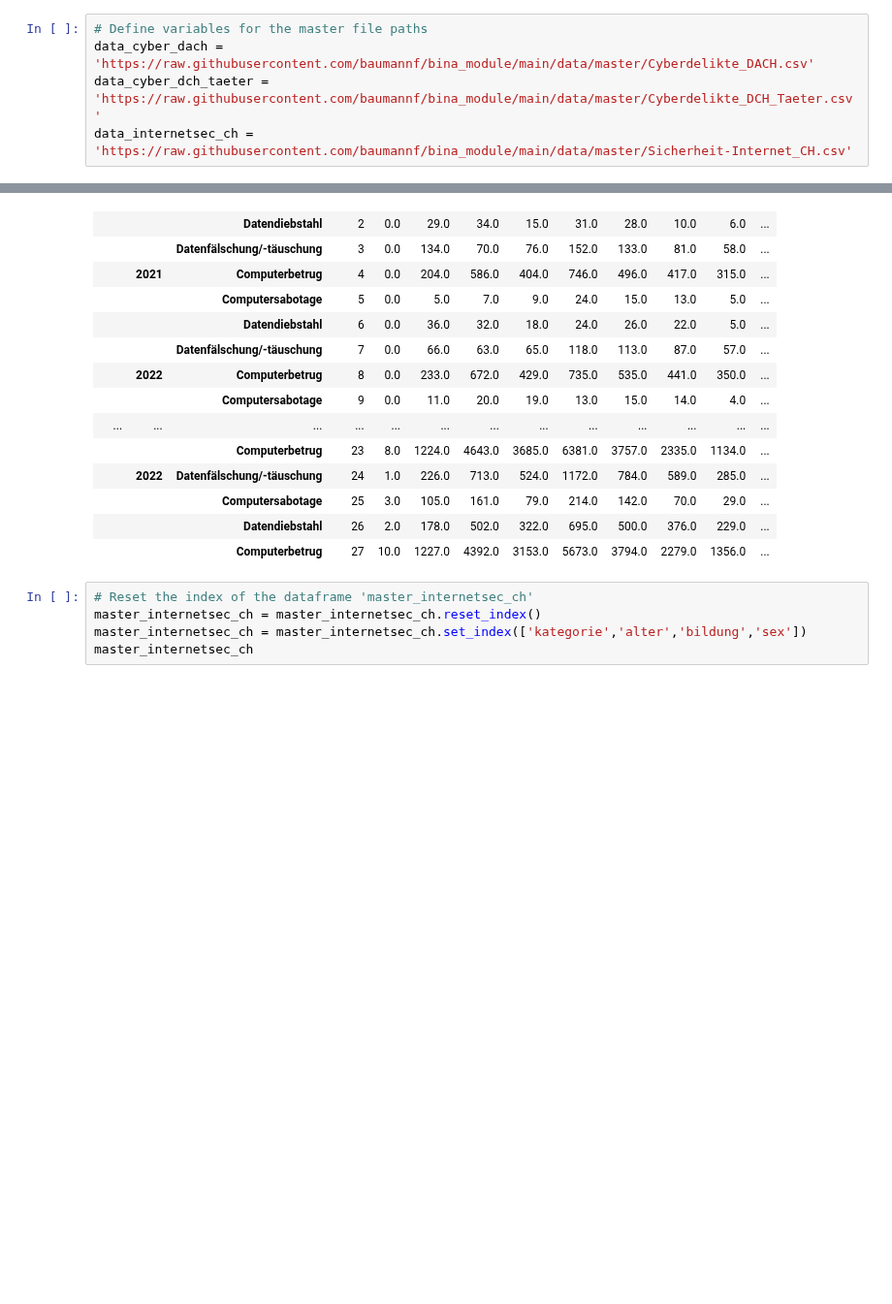
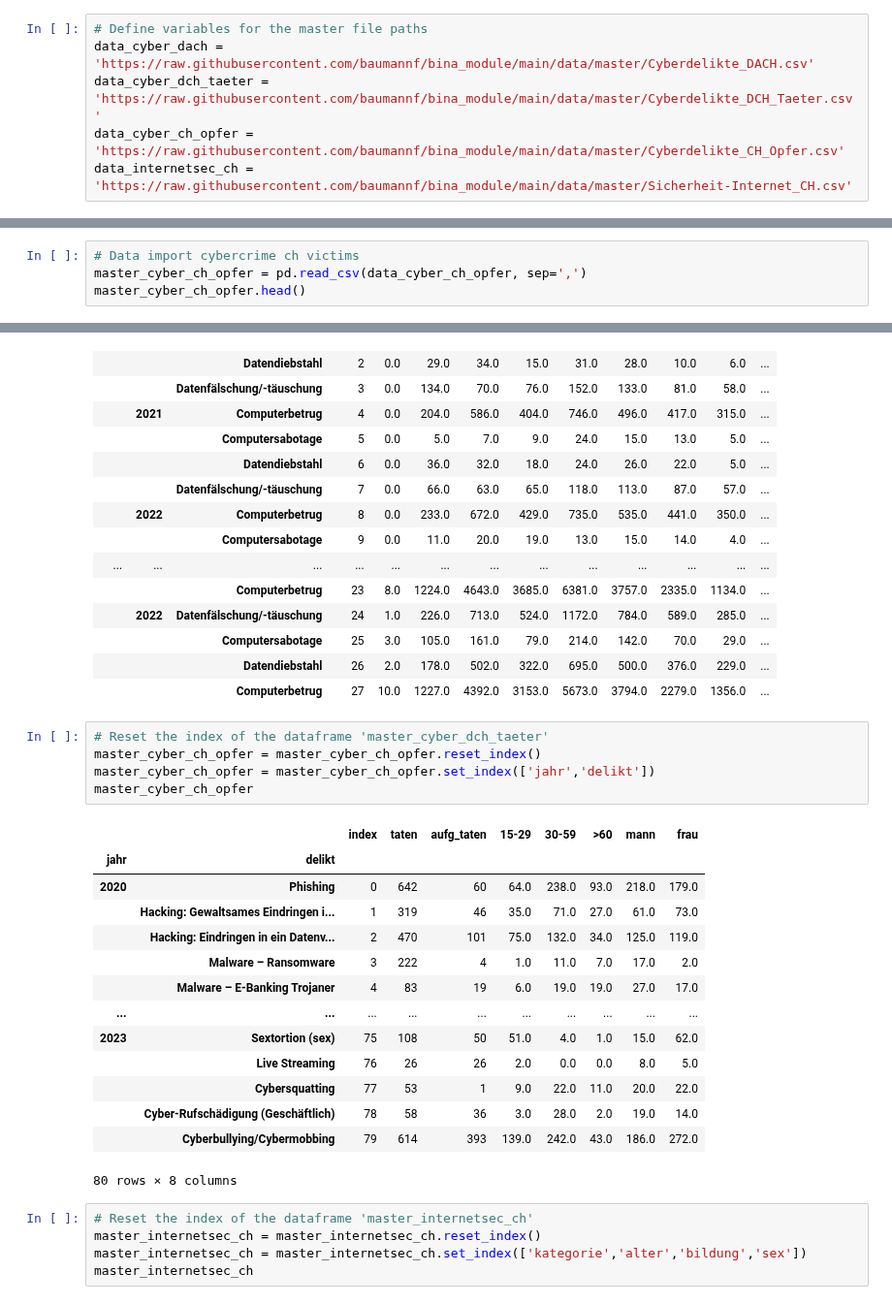
Before and after one commit to baumannf/bina_module, a Jupyter notebook: BINA_LN1_CybercrimeVisualisation.ipynb, the cells around one changed output, grey strips where cells are left out. Shown at 97% size. Drawn from its saved outputs; the diff is of its cells as text; blank space fills up the shorter version.

Commit message:
Import Cyberdaten Schweiz Opfer abgeschlossen

```diff
--- a/BINA_LN1_CybercrimeVisualisation.ipynb
+++ b/BINA_LN1_CybercrimeVisualisation.ipynb
@@ -20,4 +21,5 @@ In diesem Abschnitt werden die folgenden Masterfiles für die weitere Verwendung
 # Define variables for the master file paths
 data_cyber_dach = 'https://raw.githubusercontent.com/baumannf/bina_module/main/data/master/Cyberdelikte_DACH.csv'
 data_cyber_dch_taeter = 'https://raw.githubusercontent.com/baumannf/bina_module/main/data/master/Cyberdelikte_DCH_Taeter.csv'
+data_cyber_ch_opfer = 'https://raw.githubusercontent.com/baumannf/bina_module/main/data/master/Cyberdelikte_CH_Opfer.csv'
 data_internetsec_ch = 'https://raw.githubusercontent.com/baumannf/bina_module/main/data/master/Sicherheit-Internet_CH.csv'
@@ -58,3 +47,7 @@ master_cyber_dch_taeter.head()
 | 2 | ch | 2020 | Datendiebstahl | 0.0 | 29.0 | 34.0 | 15.0 | 31.0 | 28.0 | 10.0 | 6.0 | ... |
 | 3 | ch | 2020 | Datenfälschung/-täuschung | 0.0 | 134.0 | 70.0 | 76.0 | 152.0 | 133.0 | 81.0 | 58.0 | ... |
 | 4 | ch | 2021 | Computerbetrug | 0.0 | 204.0 | 586.0 | 404.0 | 746.0 | 496.0 | 417.0 | 315.0 | ... |
+# %%
+# Data import cybercrime ch victims
+master_cyber_ch_opfer = pd.read_csv(data_cyber_ch_opfer, sep=',')
+master_cyber_ch_opfer.head()
@@ -120,6 +120,26 @@ master_cyber_dch_taeter
 |  |  | Computersabotage | 25 | 3.0 | 105.0 | 161.0 | 79.0 | 214.0 | 142.0 | 70.0 | 29.0 | ... |
 |  |  | Datendiebstahl | 26 | 2.0 | 178.0 | 502.0 | 322.0 | 695.0 | 500.0 | 376.0 | 229.0 | ... |
 |  |  | Computerbetrug | 27 | 10.0 | 1227.0 | 4392.0 | 3153.0 | 5673.0 | 3794.0 | 2279.0 | 1356.0 | ... |
+# %%
+# Reset the index of the dataframe 'master_cyber_dch_taeter'
+master_cyber_ch_opfer = master_cyber_ch_opfer.reset_index()
+master_cyber_ch_opfer = master_cyber_ch_opfer.set_index(['jahr','delikt'])
+master_cyber_ch_opfer
+# %% [output]
+|  |  | index | taten | aufg_taten | 15-29 | 30-59 | >60 | mann | frau |
+| jahr | delikt |  |  |  |  |  |  |  |  |
+| 2020 | Phishing | 0 | 642 | 60 | 64.0 | 238.0 | 93.0 | 218.0 | 179.0 |
+|  | Hacking: Gewaltsames Eindringen i... | 1 | 319 | 46 | 35.0 | 71.0 | 27.0 | 61.0 | 73.0 |
+|  | Hacking: Eindringen in ein Datenv... | 2 | 470 | 101 | 75.0 | 132.0 | 34.0 | 125.0 | 119.0 |
+|  | Malware – Ransomware | 3 | 222 | 4 | 1.0 | 11.0 | 7.0 | 17.0 | 2.0 |
+|  | Malware – E-Banking Trojaner | 4 | 83 | 19 | 6.0 | 19.0 | 19.0 | 27.0 | 17.0 |
+| ... | ... | ... | ... | ... | ... | ... | ... | ... | ... |
+| 2023 | Sextortion (sex) | 75 | 108 | 50 | 51.0 | 4.0 | 1.0 | 15.0 | 62.0 |
+|  | Live Streaming | 76 | 26 | 26 | 2.0 | 0.0 | 0.0 | 8.0 | 5.0 |
+|  | Cybersquatting | 77 | 53 | 1 | 9.0 | 22.0 | 11.0 | 20.0 | 22.0 |
+|  | Cyber-Rufschädigung (Geschäftlich) | 78 | 58 | 36 | 3.0 | 28.0 | 2.0 | 19.0 | 14.0 |
+|  | Cyberbullying/Cybermobbing | 79 | 614 | 393 | 139.0 | 242.0 | 43.0 | 186.0 | 272.0 |
+80 rows × 8 columns
 # %%
 # Reset the index of the dataframe 'master_internetsec_ch'
 master_internetsec_ch = master_internetsec_ch.reset_index()
```
Also changed, not shown: parts of 12 cells of this notebook.
